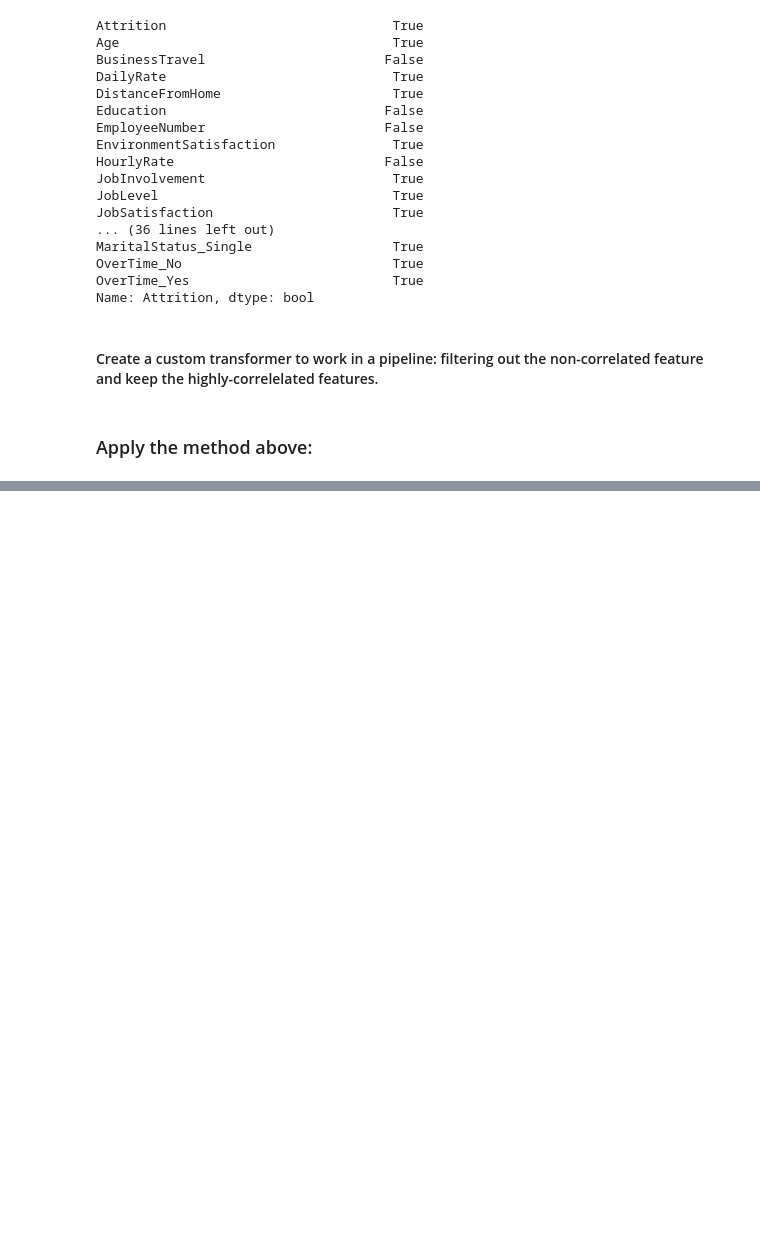
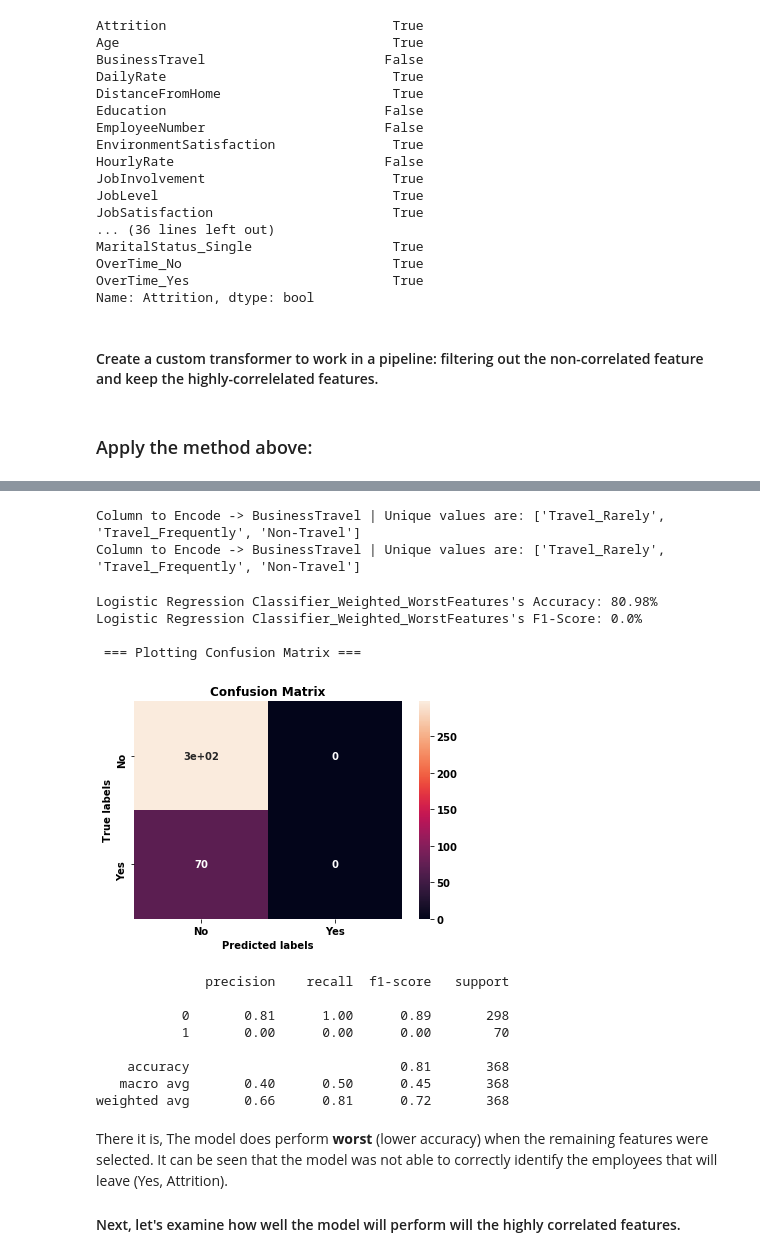
Before and after one commit to ylee9107/DS_Projects_for_Business, a Jupyter notebook: Project 1 - DS for HR department/DSB_Human Resource Department.ipynb, the cells around one changed output, grey strips where cells are left out. Cells and saved outputs as stored; diff of their text form; code cells hidden in the pictures; blank space fills up the shorter version.

```diff
--- a/Project 1 - DS for HR department/DSB_Human Resource Department.ipynb
+++ b/Project 1 - DS for HR department/DSB_Human Resource Department.ipynb
@@ -1805,9 +1930,9 @@ len(x_employee_features_copy.columns)
 # %%
-# Make a Copy of the Target Variable:
-y_employee_target_copy = pd.DataFrame(data=y_employee_target.copy())
+# Make a Copy of the Target Variable: Target must be pd.DataFrame
+y_employee_target_copy = pd.DataFrame(data=y_employee_target_copy.copy())
 
 # Instantiate the Transformer:
-cscs = CustomStatsCorrSelector(response=y_employee_target_copy, threshold=0.3)
+cscs = CustomStatsCorrSelector(response=y_employee_target_copy, threshold=0.05)
 
 # Fit it to the dataset:
 cscs.fit(x_employee_features_copy)
@@ -1819,0 +1977,58 @@ cscs.transofrm(x_employee_features_copy).head()
+# %%
+# Instantiate the Correlation Transformer:
+cscs = CustomStatsCorrSelector(response=y_employee_target_copy, threshold=0.05)
+
+# Define the Pipeline Sequence: WITHOUT the SCALER
+pipe_preprocessing = Pipeline(steps=[("drop_columns", cc_drop_columns),
+                                     ("nominal_encoder", cc_nominal_encoder),
+                                     ("ordinal_encoder", cc_ordinal_encoder),
+                                     ("feature_eng_corr", cscs)]
+                                   )
+
+# Fit the Pipeline to the Dataset:
+pipe_preprocessing.fit(employee_data_df)
+
+# Transform the Dataset:
+employee_processed_df = pipe_preprocessing.transform(employee_data_df)
+x_employee_features = employee_processed_df
+
+# Grab the worst features:
+x_employee_features_worstFeatures = x_employee_features_copy.drop(cscs.cols_to_keep, axis=1)
+
+# Split the WORST FEATURES dataset:
+X_train, X_test, y_train, y_test = train_test_split(x_employee_features_worstFeatures,
+                                                    y_employee_target,
+                                                    test_size=0.25)
+# %% [output]
+Column to Encode -> BusinessTravel | Unique values are: ['Travel_Rarely', 'Travel_Frequently', 'Non-Travel']
+Column to Encode -> BusinessTravel | Unique values are: ['Travel_Rarely', 'Travel_Frequently', 'Non-Travel']
+# %%
+# Get the best weighting:
+weighting = [grid_result.best_params_['class_weight'][0], grid_result.best_params_['class_weight'][1]]
+
+
+y_pred, model_confusion_matrix, model_classification_report = train_and_eval_Model(clf_model=LogisticRegression(class_weight=weighting),
+                                                                                   X_train=X_train,
+                                                                                   y_train=y_train,
+                                                                                   X_test=X_test,
+                                                                                   y_test=y_test,
+                                                                                   confusion_mat_labels=employee_data_df_original['Attrition'],
+                                                                                   model_name='Logistic Regression Classifier_Weighted_WorstFeatures')
+# %% [output]
+Logistic Regression Classifier_Weighted_WorstFeatures's Accuracy: 80.98%
+Logistic Regression Classifier_Weighted_WorstFeatures's F1-Score: 0.0%
+
+ === Plotting Confusion Matrix ===
+[figure, added]
+              precision    recall  f1-score   support
+
+           0       0.81      1.00      0.89       298
+           1       0.00      0.00      0.00        70
+
+    accuracy                           0.81       368
+   macro avg       0.40      0.50      0.45       368
+weighted avg       0.66      0.81      0.72       368
+# %% [markdown]
+There it is, The model does perform __worst__ (lower accuracy) when the remaining features were selected. It can be seen that the model was not able to correctly identify the employees that will leave (Yes, Attrition).
+
+#### Next, let's examine how well the model will perform will the highly correlated features.
```
Also changed, not shown: parts of 72 cells of this notebook.
